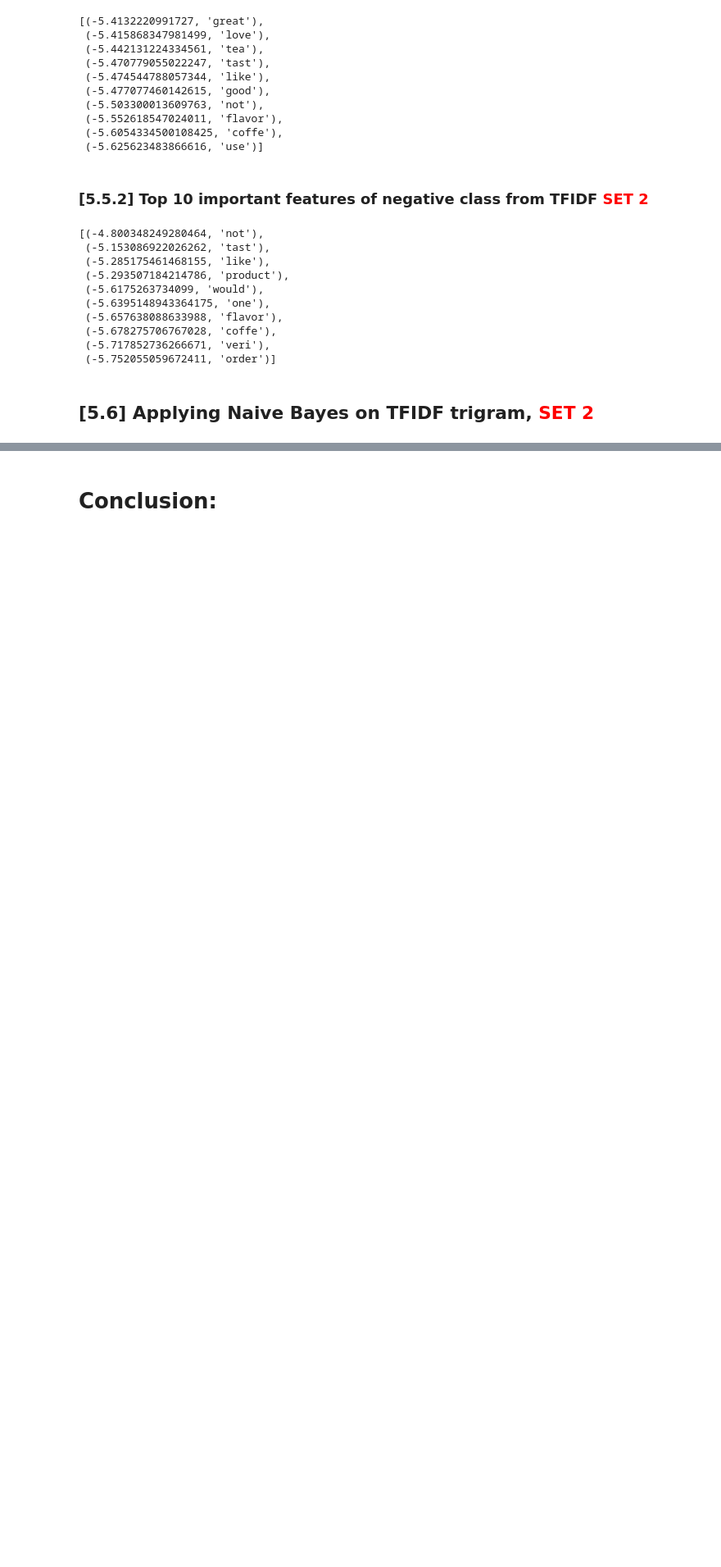
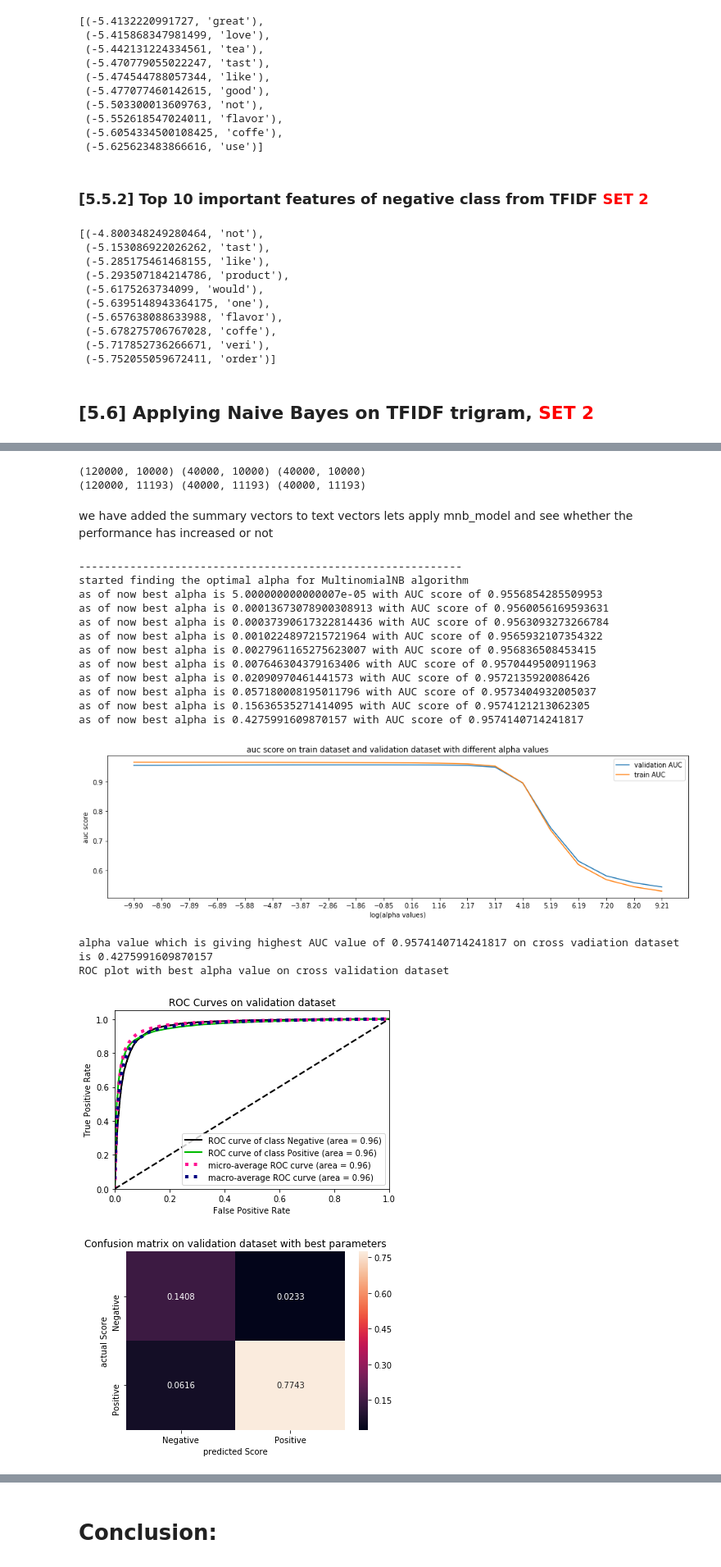
Before and after one commit to Kali-Dev/amazon-fine-food-reviews-analysis, a Jupyter notebook: Naive_bayes model for amazon fine food reviews dataset.ipynb, the cells around one changed output, grey strips where cells are left out. Shown at 82% size. Drawn from its saved outputs; the diff is of its cells as text; code cells hidden in the pictures; blank space fills up the shorter version.

```diff
--- a/Naive_bayes model for amazon fine food reviews dataset.ipynb
+++ b/Naive_bayes model for amazon fine food reviews dataset.ipynb
@@ -317,0 +344,3 @@ Wall time: 70.9 ms
+# %%
+# now lets clean our Summary column and append it our dataframe
+final_cleaned_summary = clean_text(amazon_df.Summary)
@@ -1059,0 +1279,5 @@ output.add_row(['TFIDF trigram', 'Multinomial Naive bayes', 'alpha = 0.427599160
+# %%
+bigram_summary = CountVectorizer(ngram_range=(1,2), min_df=50)
+bigram_summary_xtrain = bigram_summary.fit_transform(train_df.Cleaned_summary)
+bigram_summary_xcv = bigram_summary.transform(cv_df.Cleaned_summary)
+bigram_summary_xtest = bigram_summary.transform(test_df.Cleaned_summary)
@@ -1059,0 +1288,34 @@ output.add_row(['TFIDF trigram', 'Multinomial Naive bayes', 'alpha = 0.427599160
+# %%
+# adding summary vectors to Text vectors
+bigram_train_text_summ = sparse.hstack((bigram_xtrain_vect, bigram_summary_xtrain)).tocsr()
+bigram_cv_text_summ = sparse.hstack((bigram_xcv_vect, bigram_summary_xcv)).tocsr()
+bigram_test_text_summ = sparse.hstack((bigram_xtest_vect, bigram_summary_xtest)).tocsr()
+# %%
+print(bigram_xtrain_vect.shape, bigram_xcv_vect.shape, bigram_xtest_vect.shape)
+print(bigram_train_text_summ.shape, bigram_cv_text_summ.shape, bigram_test_text_summ.shape)
+# %% [output]
+(120000, 10000) (40000, 10000) (40000, 10000)
+(120000, 11193) (40000, 11193) (40000, 11193)
+# %% [markdown]
+we have added the summary vectors to text vectors lets apply mnb_model and see whether the performance has increased or not
+# %%
+%%time
+fe_bigram_text_summ_feature_log_probs = mnb_model(x_train=bigram_train_text_summ, y_train=train_df.Score, x_cv=bigram_cv_text_summ, y_cv=cv_df.Score, x_test=bigram_test_text_summ, y_test=test_df.Score)
+# %% [output]
+------------------------------------------------------------
+started finding the optimal alpha for MultinomialNB algorithm
+as of now best alpha is 5.000000000000007e-05 with AUC score of 0.9556854285509953
+as of now best alpha is 0.00013673078900308913 with AUC score of 0.9560056169593631
+as of now best alpha is 0.00037390617322814436 with AUC score of 0.9563093273266784
+as of now best alpha is 0.0010224897215721964 with AUC score of 0.9565932107354322
+as of now best alpha is 0.0027961165275623007 with AUC score of 0.956836508453415
+as of now best alpha is 0.007646304379163406 with AUC score of 0.9570449500911963
+as of now best alpha is 0.02090970461441573 with AUC score of 0.9572135920086426
+as of now best alpha is 0.057180008195011796 with AUC score of 0.9573404932005037
+as of now best alpha is 0.15636535271414095 with AUC score of 0.9574121213062305
+as of now best alpha is 0.4275991609870157 with AUC score of 0.9574140714241817
+[figure, added]
+alpha value which is giving highest AUC value of 0.9574140714241817 on cross vadiation dataset is 0.4275991609870157
+ROC plot with best alpha value on cross validation dataset
+[figure, added]
+[figure, added]
```
Also changed, not shown: parts of 64 cells of this notebook.
